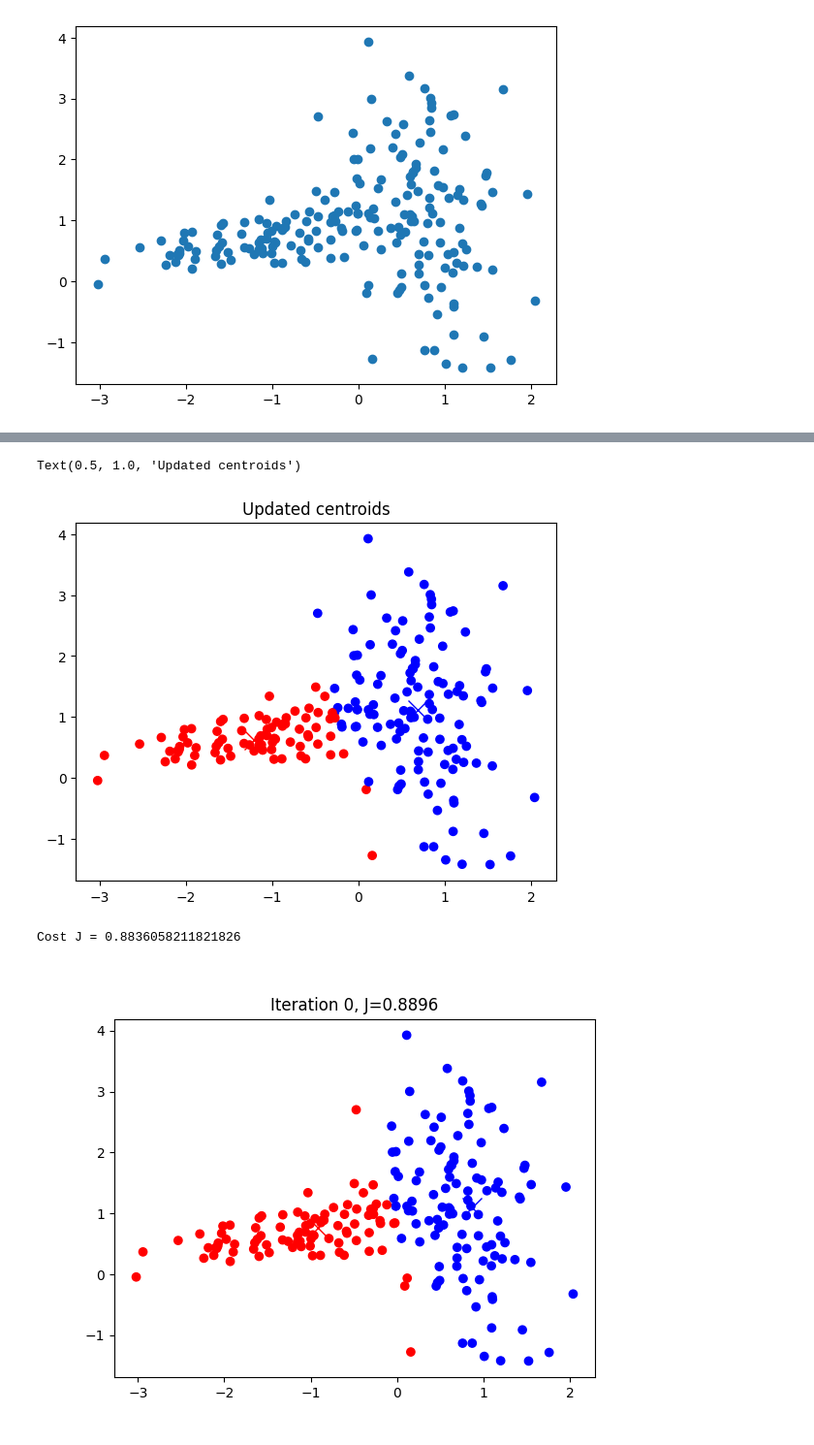
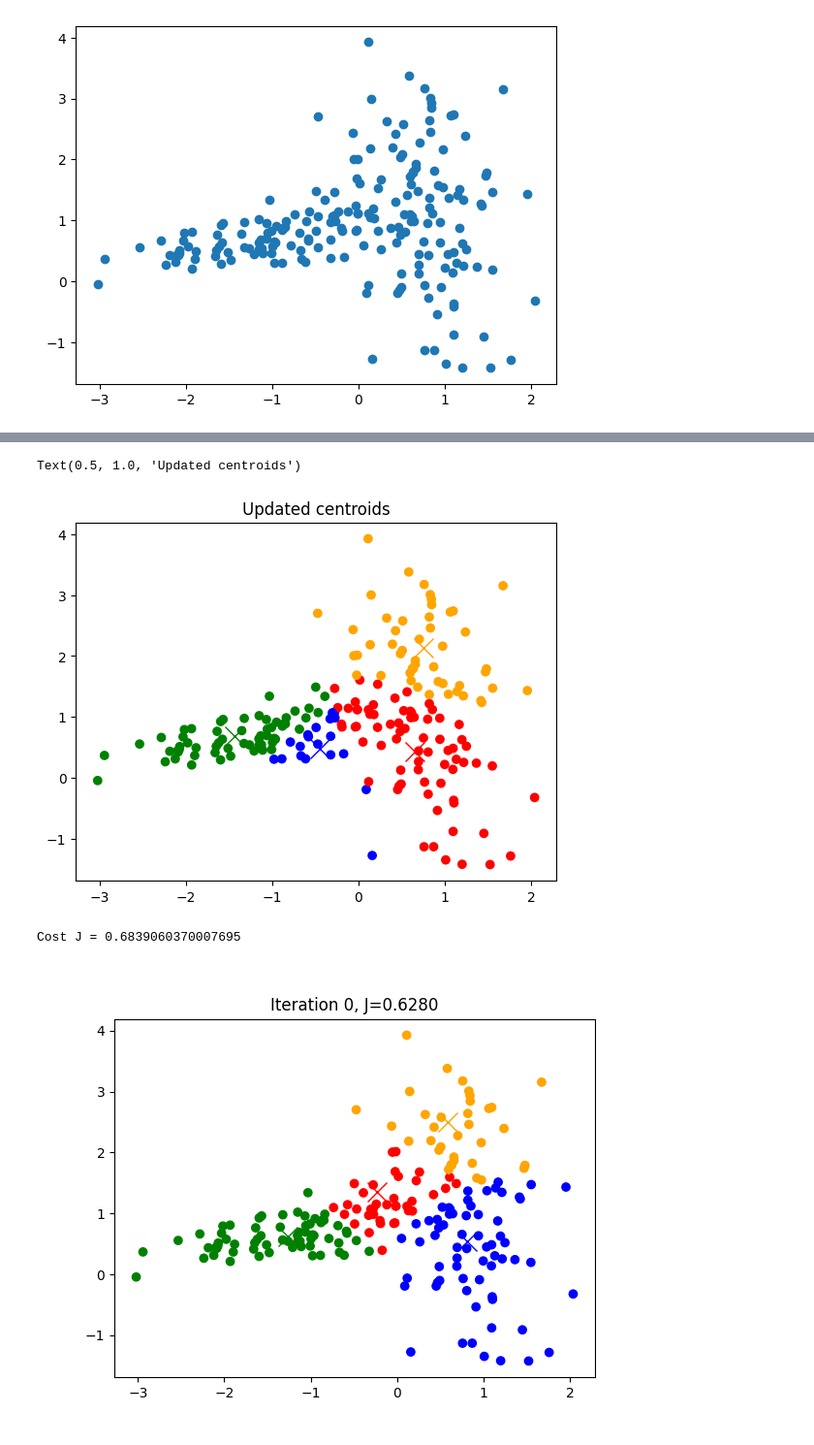
Before and after one commit to muteshadow/data-science-technical-task, a Jupyter notebook: hometask9/hometask9.ipynb, the cells around one changed output, grey strips where cells are left out. Shown at 97% size. Drawn from its saved outputs; the diff is of its cells as text; code cells hidden in the pictures.

```diff
--- a/hometask9/hometask9.ipynb
+++ b/hometask9/hometask9.ipynb
@@ -25,7 +25,7 @@ def init_centroids(k, points):
     indices = np.random.choice(len(points), k, replace=False)
     return points[indices]
 
-k = 2
+k = 4
 centroids = init_centroids(k, points)
 
 plt.figure()
@@ -78,7 +78,7 @@ for i, c in enumerate(centroids):
 plt.title("Updated centroids")
 # %% [output]
 Text(0.5, 1.0, 'Updated centroids')
-[figure, old version]
+[figure, new version]
 # %%
 def J(points, centroids, closest):
     total = 0
@@ -91,7 +91,7 @@ def J(points, centroids, closest):
 cost = J(points, centroids, closest)
 print("Cost J =", cost)
 # %% [output]
-Cost J = 0.8836058211821826
+Cost J = 0.6839060370007695
 # %%
 import matplotlib as mpl
 import matplotlib.pyplot as plt
@@ -100,40 +100,40 @@ from IPython.display import Image, display
 
 mpl.rcParams['animation.embed_limit'] = 50.0
 fig, ax = plt.subplots()
-centroids = init_centroids(2, points)
+centroids = init_centroids(4, points)
 J_hist = []
 
 def update(frame):
     ax.clear()
     global centroids, J_hist
 
     closest = compute_closest(points, centroids)
     ax.scatter(points[:,0], points[:,1], c=colors[closest])
     for i, c in enumerate(centroids):
         ax.plot(c[0], c[1], 'x', color=colors[i], markersize=14)
 
     centroids = compute_means(points, centroids, closest)
     cost = J(points, centroids, closest)
     J_hist.append(cost)
     ax.set_title(f"Iteration {frame}, J={cost:.4f}")
     if len(J_hist) > 1:
         if abs(J_hist[-1] - J_hist[-2]) < 1e-6:
             anim.event_source.stop()
 
 anim = animation.FuncAnimation(
     fig,
     update,
     frames=20,
     interval=1000,
     repeat=True,
     cache_frame_data=False
 )
 
 anim.save('kmeans.gif', writer='pillow', fps=1)
 plt.close()
 display(Image(filename='kmeans.gif'))
 # %% [output]
-[figure, old version]
+[figure, new version]
 # %%
 plt.figure()
 plt.plot(J_hist)
```
Also changed, not shown: parts of 4 cells of this notebook, 1 other file.
